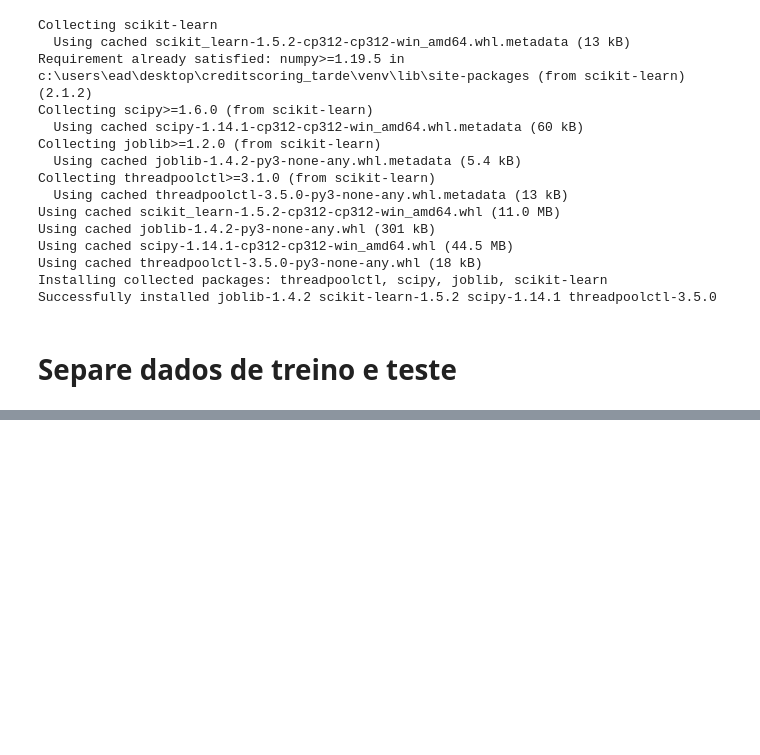
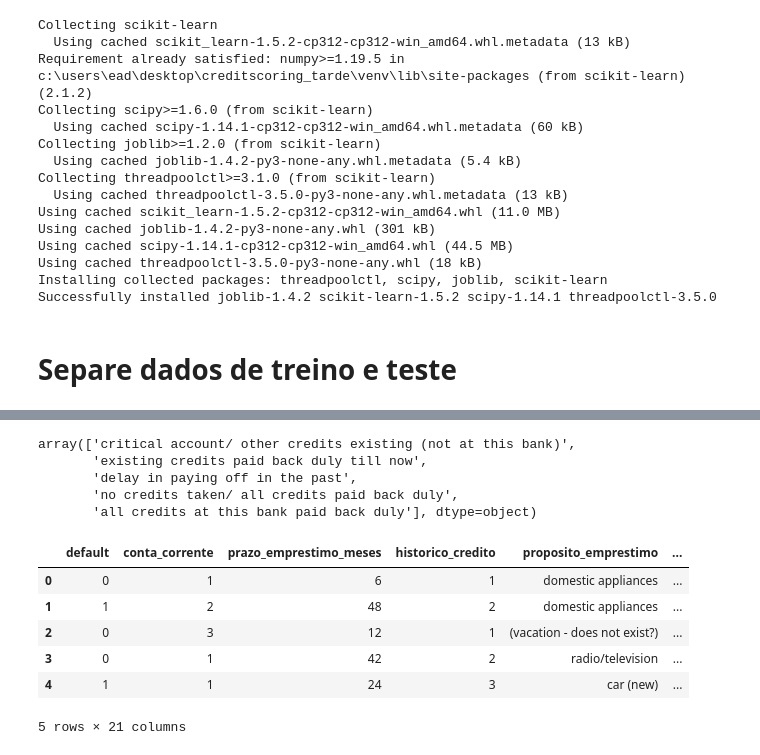
Before and after one commit to romulosilvestre/semanaclassificacao-parte2, a Jupyter notebook: aula_03.ipynb, the cells around one changed output, grey strips where cells are left out. Drawn from its saved outputs; the diff is of its cells as text; code cells hidden in the pictures; blank space fills up the shorter version.

```diff
--- a/aula_03.ipynb
+++ b/aula_03.ipynb
@@ -171,0 +218,28 @@ X_train, X_test,y_train,y_test = train_test_split(X,
+# %%
+df['historico_credito'].unique()
+# %% [output]
+array(['critical account/ other credits existing (not at this bank)',
+       'existing credits paid back duly till now',
+       'delay in paying off in the past',
+       'no credits taken/ all credits paid back duly',
+       'all credits at this bank paid back duly'], dtype=object)
+# %%
+a_hist_cred = {
+    'critical account/ other credits existing (not at this bank)': 1,
+    'existing credits paid back duly till now': 2,
+    'delay in paying off in the past': 3,
+    'no credits taken/ all credits paid back duly': 4,
+    'all credits at this bank paid back duly': 5
+}
+# %%
+df['historico_credito'] = df['historico_credito'].map(a_hist_cred)
+# %%
+df.head()
+# %% [output]
+|  | default | conta_corrente | prazo_emprestimo_meses | historico_credito | proposito_emprestimo | ... |
+| 0 | 0 | 1 | 6 | 1 | domestic appliances | ... |
+| 1 | 1 | 2 | 48 | 2 | domestic appliances | ... |
+| 2 | 0 | 3 | 12 | 1 | (vacation - does not exist?) | ... |
+| 3 | 0 | 1 | 42 | 2 | radio/television | ... |
+| 4 | 1 | 1 | 24 | 3 | car (new) | ... |
+5 rows × 21 columns
```
Also changed, not shown: parts of 12 cells of this notebook.
